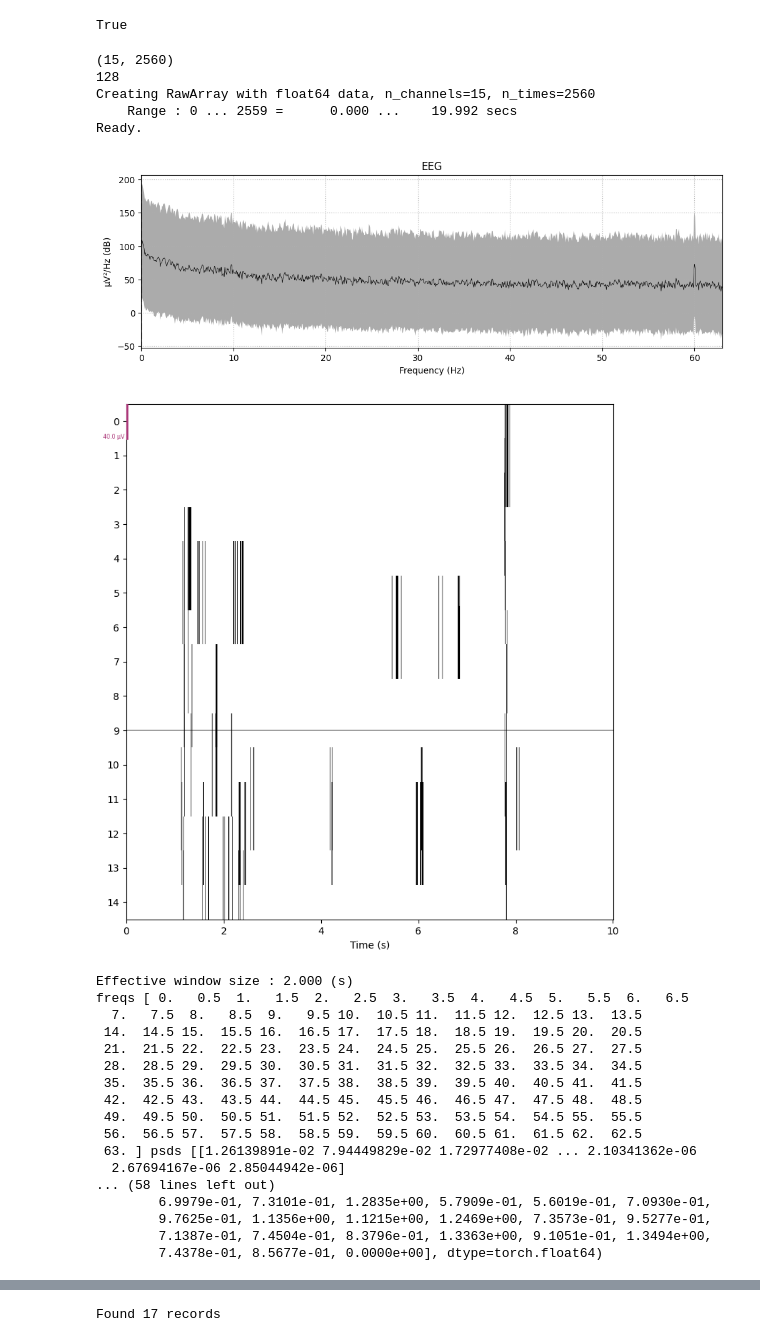
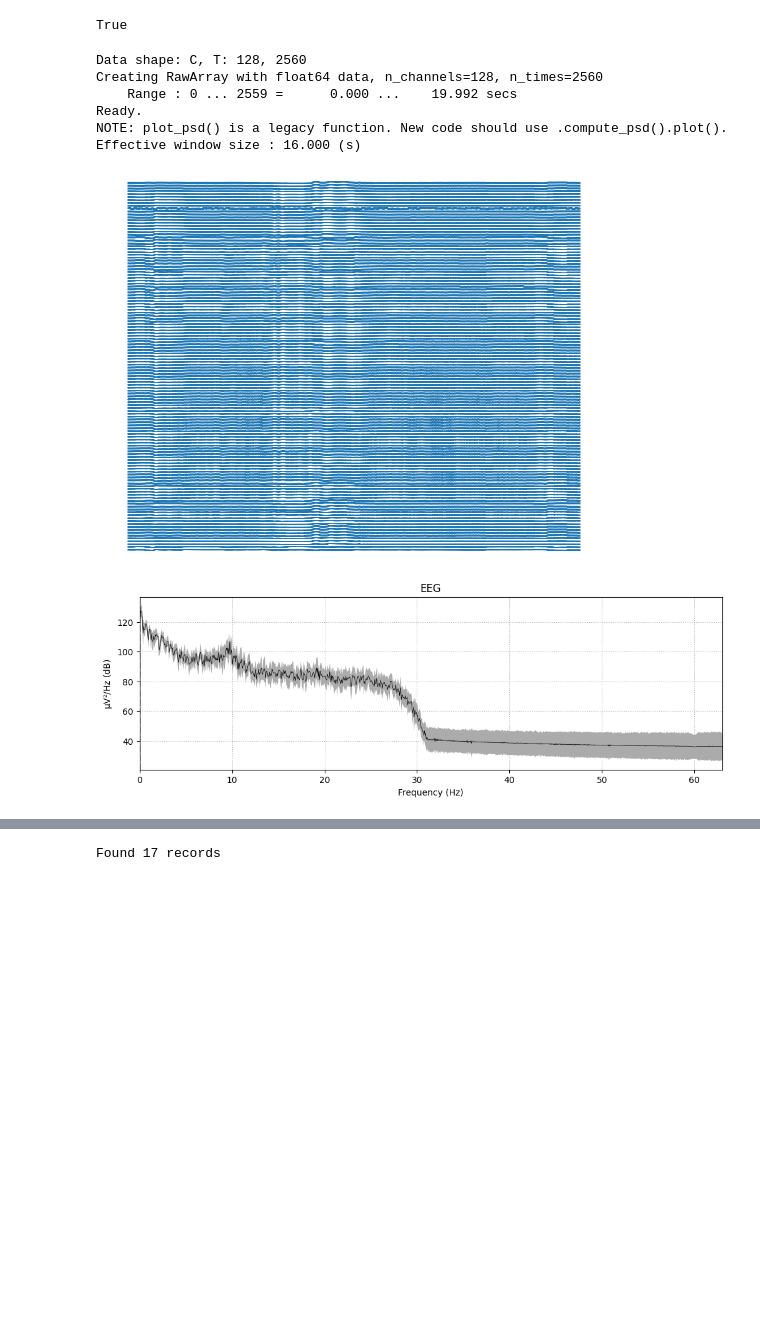
Before and after one commit to sccn/eeg-ssl, a Jupyter notebook: notebooks/test_experiments.ipynb, the cells around one changed output, grey strips where cells are left out. Drawn from its saved outputs; the diff is of its cells as text; code cells hidden in the pictures; blank space fills up the shorter version.

```diff
--- a/notebooks/test_experiments.ipynb
+++ b/notebooks/test_experiments.ipynb
@@ -61,52 +58,34 @@ dataset = HBNRestBIDSDataset(
 # %%
 import time
 dataloader = torch.utils.data.DataLoader(dataset, batch_size=1, num_workers=0)
 device = torch.device('cuda' if torch.cuda.is_available() else 'cpu')
 model = VGGSSL()
 model.to(device=device)
 model.train()
 for e in range(1):
     start_time = time.time()
     for t, samples in enumerate(dataloader):
-        eeg_utils.plot_raw_eeg(samples[0][:15,:].numpy(), 128)
-        print(samples[0].mean(dim=1))
-        print(samples[0].std(dim=1))
+        eeg_utils.plot_raw_eeg(samples[0].numpy(), 128)
         break
         # shuffling_indices = list(range(samples.shape[0]))
         # np.random.shuffle(shuffling_indices)
         # # subj = np.array(subj)[shuffling_indices]
         # shuffling_indices = torch.tensor(shuffling_indices)
         # samples = torch.index_select(samples, 0, shuffling_indices)
 
         # samples = samples.to(device=device, dtype=torch.float32)
         # print(model(samples).shape)
         # print('Iteration %d took %s second(s)' % (t, time.time() - start_time))
         # start_time = time.time()
 # %% [output]
-(15, 2560)
-128
-Creating RawArray with float64 data, n_channels=15, n_times=2560
+Data shape: C, T: 128, 2560
+Creating RawArray with float64 data, n_channels=128, n_times=2560
     Range : 0 ... 2559 =      0.000 ...    19.992 secs
 Ready.
+NOTE: plot_psd() is a legacy function. New code should use .compute_psd().plot().
+Effective window size : 16.000 (s)
-[figure, old version]
+[figure, new version]
-[figure, old version]
+[figure, new version]
-Effective window size : 2.000 (s)
-freqs [ 0.   0.5  1.   1.5  2.   2.5  3.   3.5  4.   4.5  5.   5.5  6.   6.5
-  7.   7.5  8.   8.5  9.   9.5 10.  10.5 11.  11.5 12.  12.5 13.  13.5
- 14.  14.5 15.  15.5 16.  16.5 17.  17.5 18.  18.5 19.  19.5 20.  20.5
- 21.  21.5 22.  22.5 23.  23.5 24.  24.5 25.  25.5 26.  26.5 27.  27.5
- 28.  28.5 29.  29.5 30.  30.5 31.  31.5 32.  32.5 33.  33.5 34.  34.5
- 35.  35.5 36.  36.5 37.  37.5 38.  38.5 39.  39.5 40.  40.5 41.  41.5
- 42.  42.5 43.  43.5 44.  44.5 45.  45.5 46.  46.5 47.  47.5 48.  48.5
- 49.  49.5 50.  50.5 51.  51.5 52.  52.5 53.  53.5 54.  54.5 55.  55.5
- 56.  56.5 57.  57.5 58.  58.5 59.  59.5 60.  60.5 61.  61.5 62.  62.5
- 63. ] psds [[1.26139891e-02 7.94449829e-02 1.72977408e-02 ... 2.10341362e-06
-  2.67694167e-06 2.85044942e-06]
-... (58 lines left out)
-        6.9979e-01, 7.3101e-01, 1.2835e+00, 5.7909e-01, 5.6019e-01, 7.0930e-01,
-        9.7625e-01, 1.1356e+00, 1.1215e+00, 1.2469e+00, 7.3573e-01, 9.5277e-01,
-        7.1387e-01, 7.4504e-01, 8.3796e-01, 1.3363e+00, 9.1051e-01, 1.3494e+00,
-        7.4378e-01, 8.5677e-01, 0.0000e+00], dtype=torch.float64)
 # %%
 task = MaskedContrastiveLearningTask(
     dataset=dataset,
```
Also changed, not shown: parts of 3 cells of this notebook, 2 other files.
